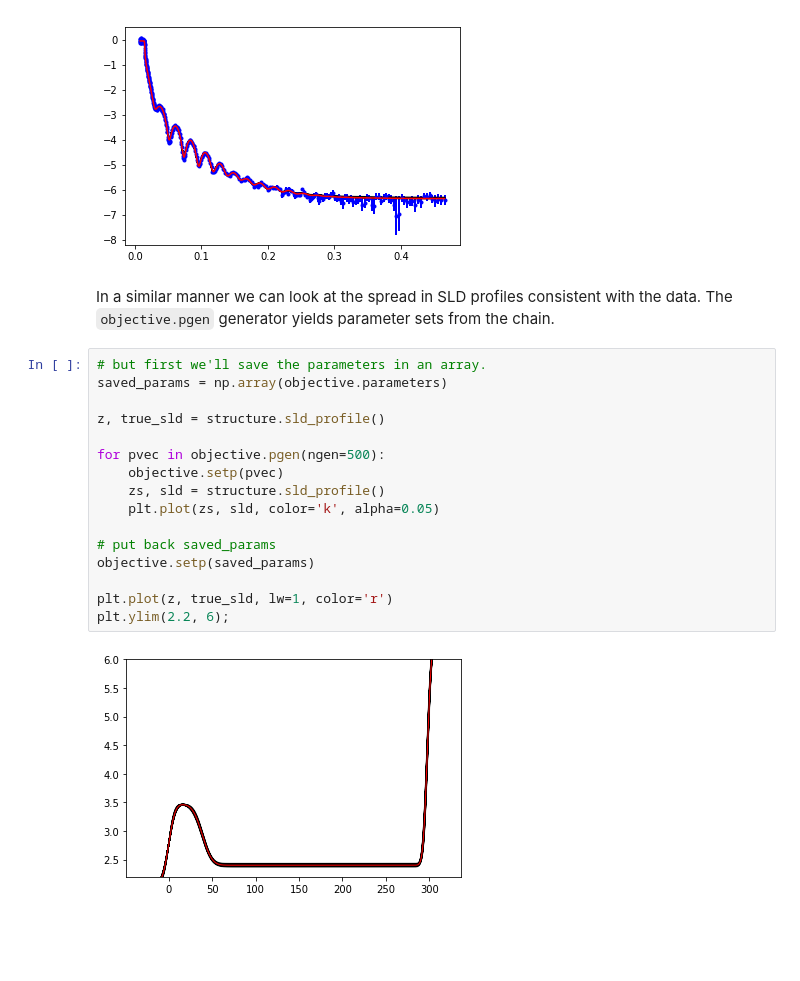
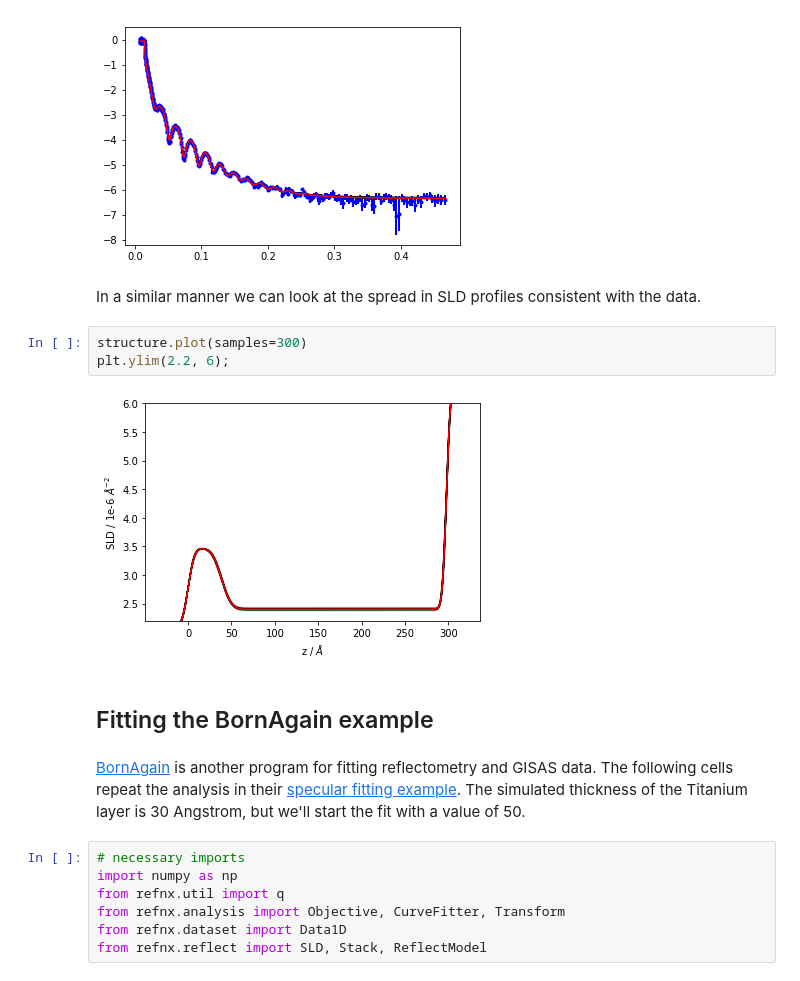
Before and after one commit to refnx/refnx, a Jupyter notebook: doc/getting_started.ipynb, the cells around one changed output. Saved outputs shown, nothing was run; the diff lists cells and outputs as text; blank space fills up the shorter version.

```diff
--- a/doc/getting_started.ipynb
+++ b/doc/getting_started.ipynb
@@ -353,22 +345,20 @@ objective.plot(samples=300);
 # %% [output]
 [figure]
 # %% [markdown]
-In a similar manner we can look at the spread in SLD profiles consistent with the data. The `objective.pgen` generator yields parameter sets from the chain.
+In a similar manner we can look at the spread in SLD profiles consistent with the data.
-# %%
-# but first we'll save the parameters in an array.
-saved_params = np.array(objective.parameters)
-
-z, true_sld = structure.sld_profile()
-
-for pvec in objective.pgen(ngen=500):
-    objective.setp(pvec)
-    zs, sld = structure.sld_profile()
-    plt.plot(zs, sld, color='k', alpha=0.05)
-
-# put back saved_params
-objective.setp(saved_params)
-
-plt.plot(z, true_sld, lw=1, color='r')
-plt.ylim(2.2, 6);
-# %% [output]
-[figure, removed]
+# %%
+structure.plot(samples=300)
+plt.ylim(2.2, 6);
+# %% [output]
+[figure, added]
+# %% [markdown]
+## Fitting the BornAgain example
+# %% [markdown]
+[BornAgain](https://www.bornagainproject.org/) is another program for fitting reflectometry and GISAS data. The following cells repeat the analysis in their [specular fitting example]( https://github.com/scgmlz/BornAgain/blob/master/Examples/python/fitting/ex03_ExtendedExamples/specular/FitSpecularBasics.py). The simulated thickness of the Titanium layer is 30 Angstrom, but we'll start the fit with a value of 50.
+# %%
+# necessary imports
+import numpy as np
+from refnx.util import q
+from refnx.analysis import Objective, CurveFitter, Transform
+from refnx.dataset import Data1D
+from refnx.reflect import SLD, Stack, ReflectModel
```
Also changed, not shown: parts of 19 cells of this notebook, 6 other files.
